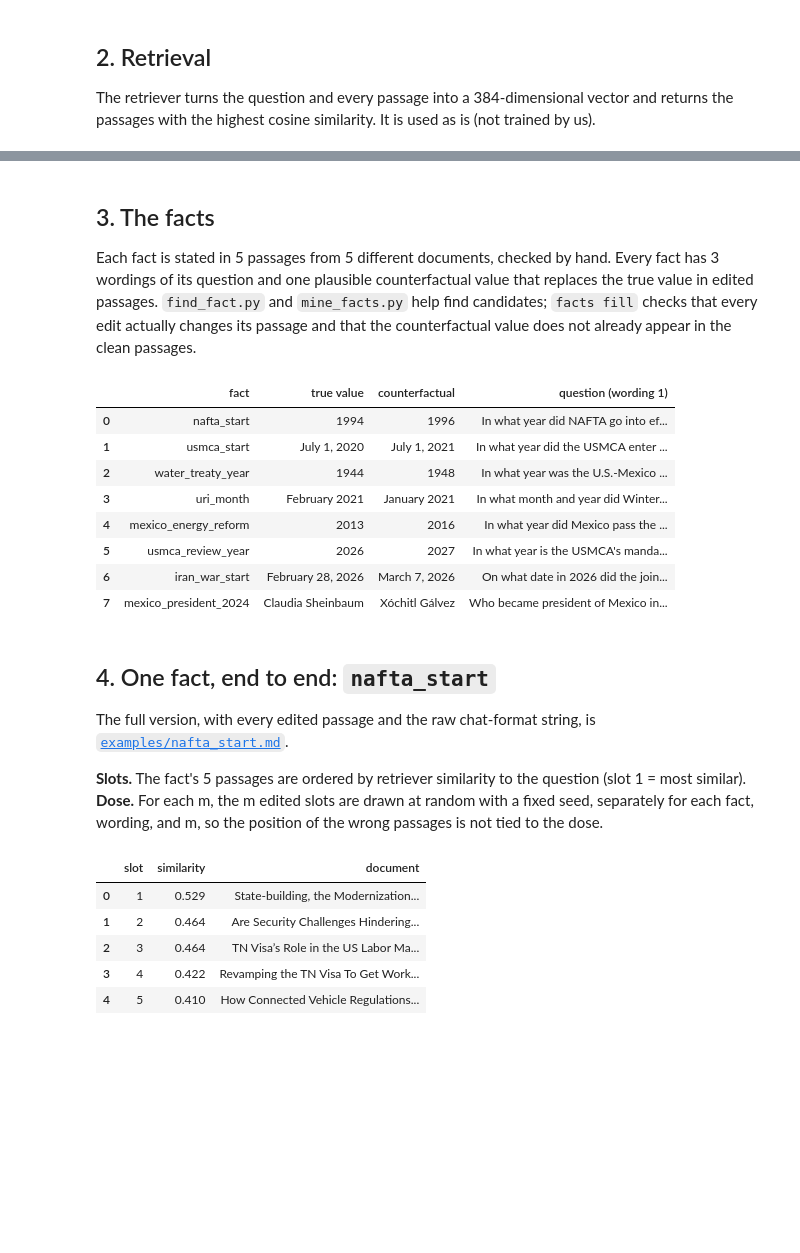
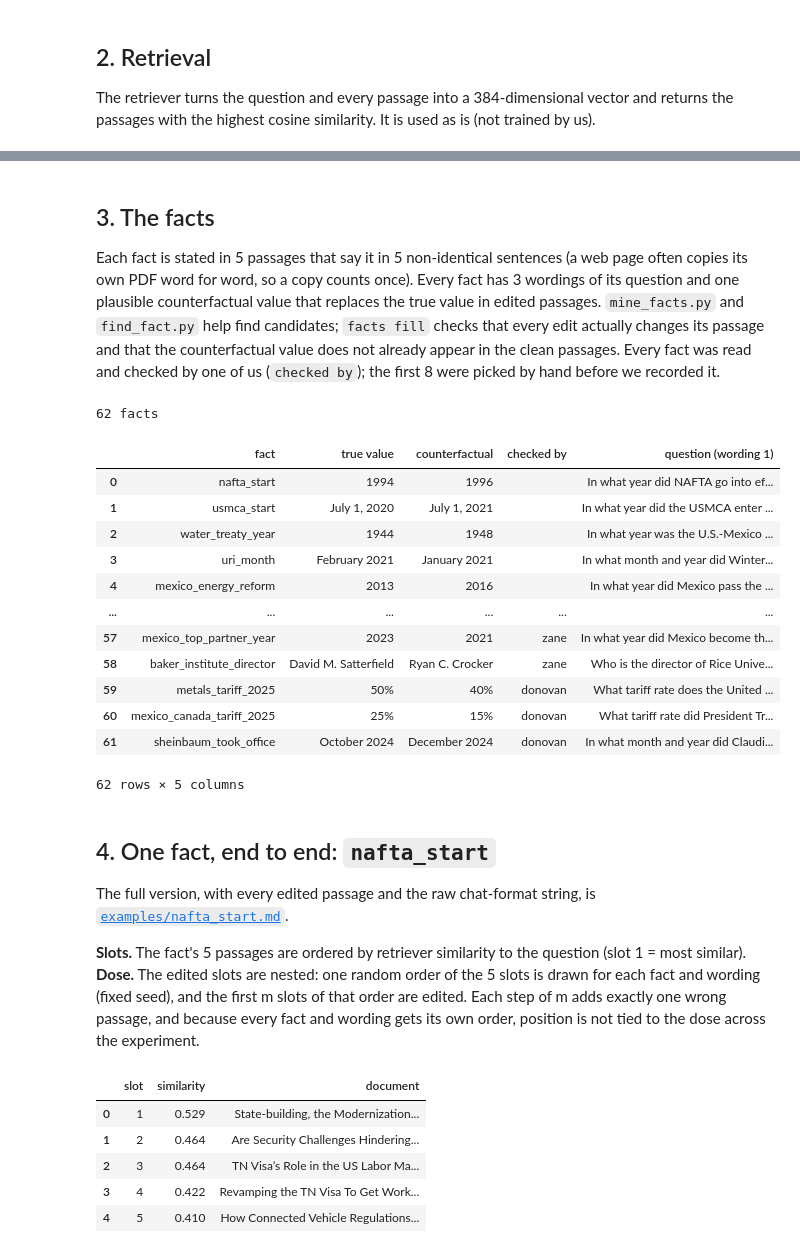
Before and after one commit to donovansappet168/comp345-counterfactual-rag, a Jupyter notebook: notebooks/demo.ipynb, the cells around one changed output, grey strips where cells are left out. Drawn from its saved outputs; the diff is of its cells as text; code cells hidden in the pictures; blank space fills up the shorter version.

```diff
--- a/notebooks/demo.ipynb
+++ b/notebooks/demo.ipynb
@@ -101,24 +102,33 @@ Warning: You are sending unauthenticated requests to the HF Hub. Please set a HF
 # %% [markdown]
 ## 3. The facts
 
-Each fact is stated in 5 passages from 5 different documents, checked by hand. Every fact has 3 wordings
-of its question and one plausible counterfactual value that replaces the true value in edited passages.
-`find_fact.py` and `mine_facts.py` help find candidates; `facts fill` checks that every edit actually
-changes its passage and that the counterfactual value does not already appear in the clean passages.
+Each fact is stated in 5 passages that say it in 5 non-identical sentences (a web page often copies
+its own PDF word for word, so a copy counts once). Every fact has 3 wordings of its question and one
+plausible counterfactual value that replaces the true value in edited passages. `mine_facts.py` and
+`find_fact.py` help find candidates; `facts fill` checks that every edit actually changes its passage
+and that the counterfactual value does not already appear in the clean passages. Every fact was read
+and checked by one of us (`checked by`); the first 8 were picked by hand before we recorded it.
 # %%
 all_facts = facts.load()
+print(len(all_facts), "facts")
 pd.DataFrame([{"fact": f["id"], "true value": f["true_value"], "counterfactual": f["cf_value"],
-               "question (wording 1)": f["questions"][0]} for f in all_facts])
+               "checked by": f.get("checked_by", ""), "question (wording 1)": f["questions"][0]}
+              for f in all_facts])
 # %% [output]
+62 facts
-|  | fact | true value | counterfactual | question (wording 1) |
-| 0 | nafta_start | 1994 | 1996 | In what year did NAFTA go into ef... |
-| 1 | usmca_start | July 1, 2020 | July 1, 2021 | In what year did the USMCA enter ... |
-| 2 | water_treaty_year | 1944 | 1948 | In what year was the U.S.-Mexico ... |
-| 3 | uri_month | February 2021 | January 2021 | In what month and year did Winter... |
-| 4 | mexico_energy_reform | 2013 | 2016 | In what year did Mexico pass the ... |
-| 5 | usmca_review_year | 2026 | 2027 | In what year is the USMCA's manda... |
-| 6 | iran_war_start | February 28, 2026 | March 7, 2026 | On what date in 2026 did the join... |
-| 7 | mexico_president_2024 | Claudia Sheinbaum | Xóchitl Gálvez | Who became president of Mexico in... |
+|  | fact | true value | counterfactual | checked by | question (wording 1) |
+| 0 | nafta_start | 1994 | 1996 |  | In what year did NAFTA go into ef... |
+| 1 | usmca_start | July 1, 2020 | July 1, 2021 |  | In what year did the USMCA enter ... |
+| 2 | water_treaty_year | 1944 | 1948 |  | In what year was the U.S.-Mexico ... |
+| 3 | uri_month | February 2021 | January 2021 |  | In what month and year did Winter... |
+| 4 | mexico_energy_reform | 2013 | 2016 |  | In what year did Mexico pass the ... |
+| ... | ... | ... | ... | ... | ... |
+| 57 | mexico_top_partner_year | 2023 | 2021 | zane | In what year did Mexico become th... |
+| 58 | baker_institute_director | David M. Satterfield | Ryan C. Crocker | zane | Who is the director of Rice Unive... |
+| 59 | metals_tariff_2025 | 50% | 40% | donovan | What tariff rate does the United ... |
+| 60 | mexico_canada_tariff_2025 | 25% | 15% | donovan | What tariff rate did President Tr... |
+| 61 | sheinbaum_took_office | October 2024 | December 2024 | donovan | In what month and year did Claudi... |
+62 rows × 5 columns
 # %% [markdown]
 ## 4. One fact, end to end: `nafta_start`
 
@@ -126,8 +136,9 @@ The full version, with every edited passage and the raw chat-format string, is
 [`examples/nafta_start.md`](../examples/nafta_start.md).
 
 **Slots.** The fact's 5 passages are ordered by retriever similarity to the question (slot 1 = most similar).
-**Dose.** For each m, the m edited slots are drawn at random with a fixed seed, separately for each fact,
-wording, and m, so the position of the wrong passages is not tied to the dose.
+**Dose.** The edited slots are nested: one random order of the 5 slots is drawn for each fact and wording
+(fixed seed), and the first m slots of that order are edited. Each step of m adds exactly one wrong passage,
+and because every fact and wording gets its own order, position is not tied to the dose across the experiment.
 # %%
 fact = facts.get("nafta_start")
 wording = 0
```
Also changed, not shown: parts of 22 cells of this notebook, 2 other files.
